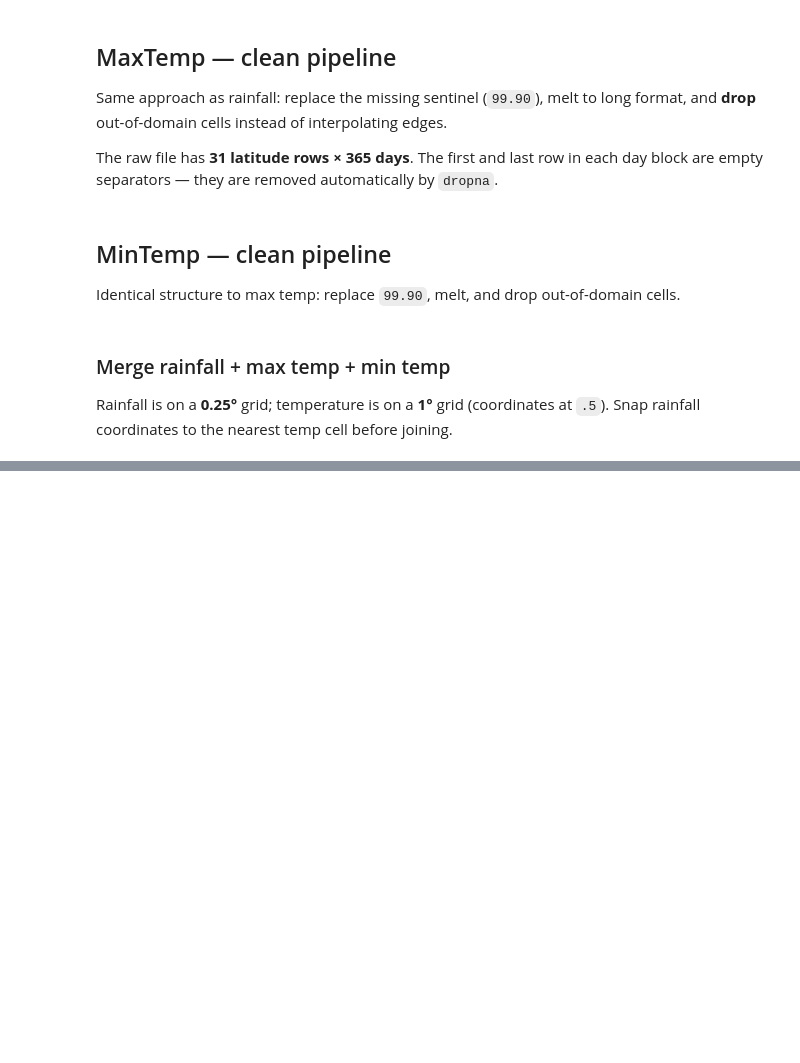
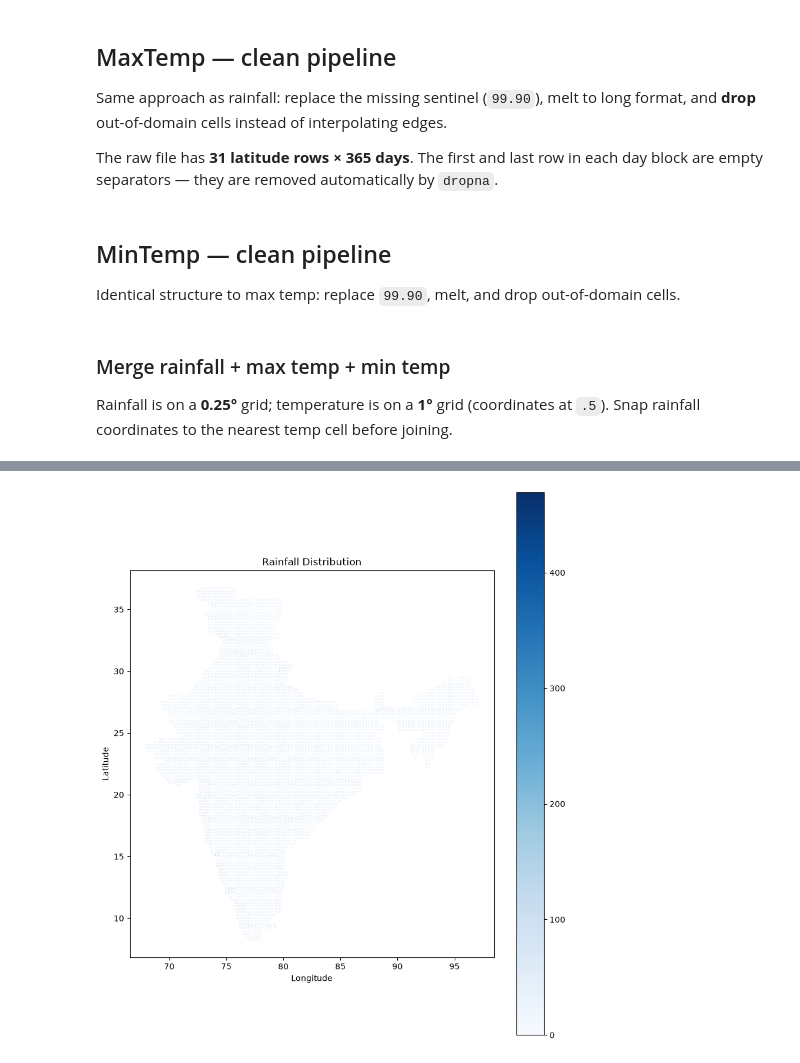
Before and after one commit to manigaurav221/Project_MANGO_Climate_Twin, a Jupyter notebook: notebooks/01_preprocess.ipynb, the cells around one changed output, grey strips where cells are left out. Saved outputs shown, nothing was run; the diff lists cells and outputs as text; code cells hidden in the pictures; blank space fills up the shorter version.

```diff
--- a/notebooks/01_preprocess.ipynb
+++ b/notebooks/01_preprocess.ipynb
@@ -1759,0 +1846,33 @@ print("Saved climate_merged.csv")
+# %%
+import pandas as pd
+import geopandas as gpd
+import matplotlib.pyplot as plt
+
+df = pd.read_csv("../data/processed/climate_merged.csv")
+
+gdf = gpd.GeoDataFrame(
+    df,
+    geometry=gpd.points_from_xy(
+        df.longitude,
+        df.latitude
+    ),
+    crs="EPSG:4326"
+)
+
+fig, ax = plt.subplots(figsize=(10,12))
+
+gdf.plot(
+    ax=ax,
+    column="rainfall",
+    cmap="Blues",
+    markersize=1,
+    legend=True
+)
+
+plt.title("Rainfall Distribution")
+plt.xlabel("Longitude")
+plt.ylabel("Latitude")
+
+plt.show()
+# %% [output]
+[figure, added]
```
Also changed, not shown: parts of 20 cells of this notebook, 9 other files.
